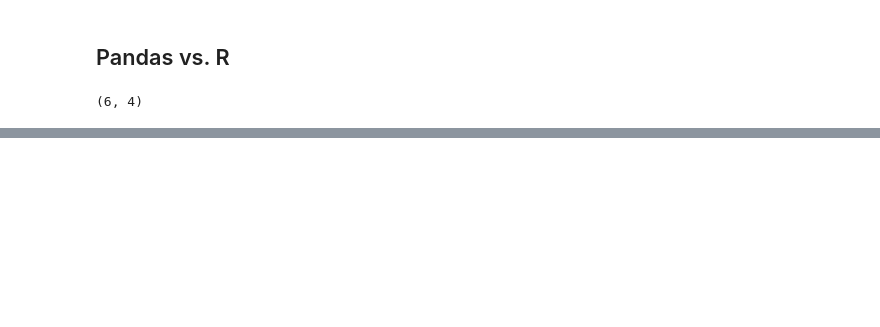
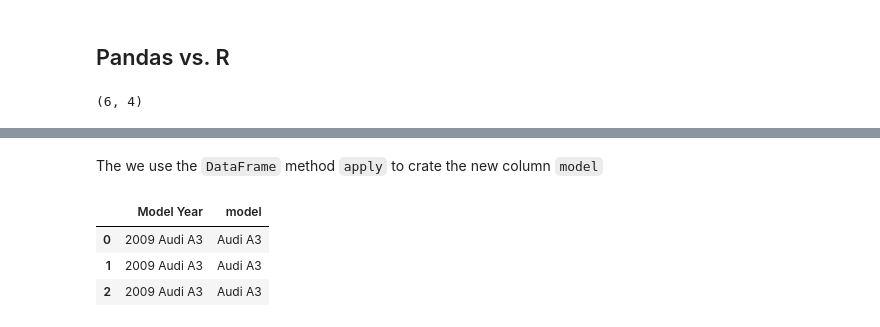
Before and after one commit to ABV-Hub/R2Python-1, a Jupyter notebook: pandas.ipynb, the cells around one changed output, grey strips where cells are left out. Cells and saved outputs as stored; diff of their text form; code cells hidden in the pictures; blank space fills up the shorter version.

```diff
--- a/pandas.ipynb
+++ b/pandas.ipynb
@@ -99,0 +163,12 @@ plt.show()
+# %% [markdown]
+The we use the `DataFrame` method `apply` to crate the new column `model`
+# %%
+if 'model' in df.columns:       # if the column `model` has been created before
+    df.drop('model', axis=1)    # drop it
+df['model'] = df.apply(lambda x: reduce_model_year(x['Model Year'], x['Year']), axis=1)
+df.filter(items=['Model Year', 'model']).head(3)
+# %% [output]
+|  | Model Year | model |
+| 0 | 2009 Audi A3 | Audi A3 |
+| 1 | 2009 Audi A3 | Audi A3 |
+| 2 | 2009 Audi A3 | Audi A3 |
```
Also changed, not shown: parts of 27 cells of this notebook.
